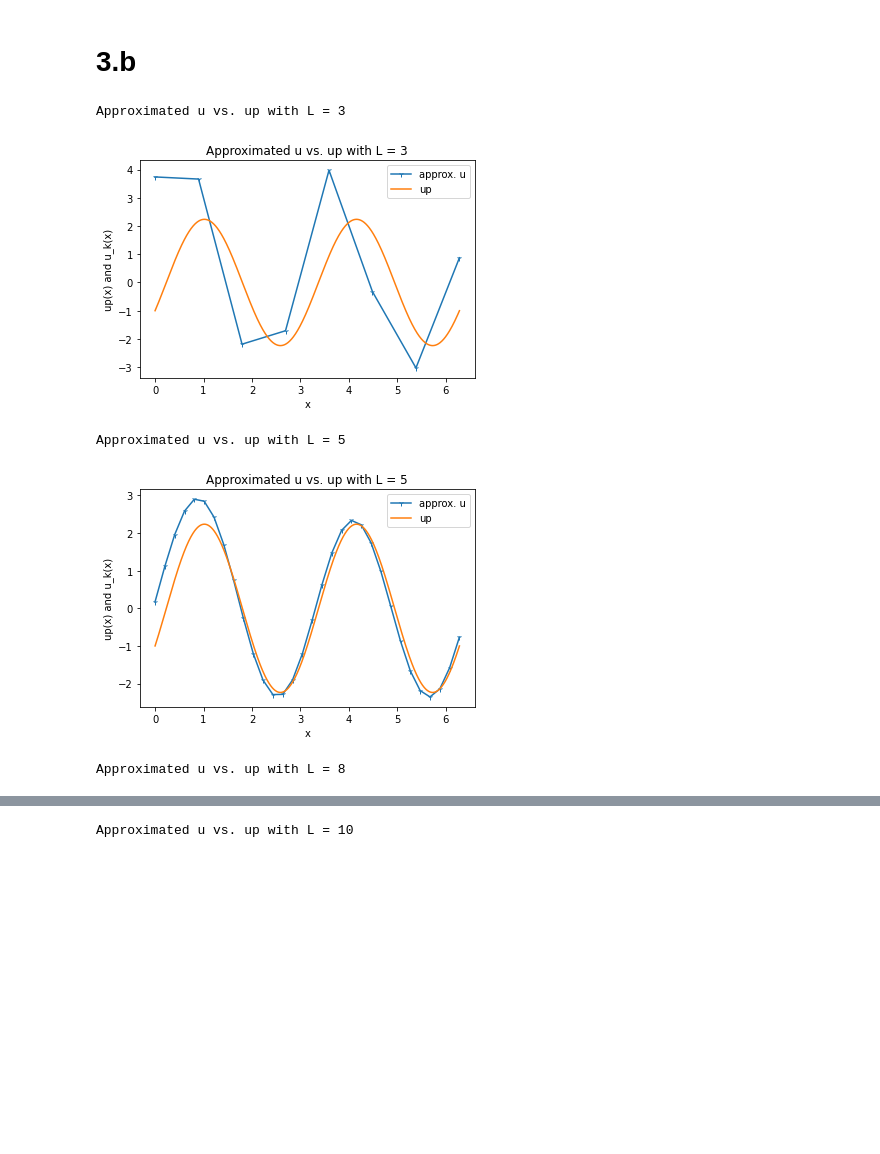
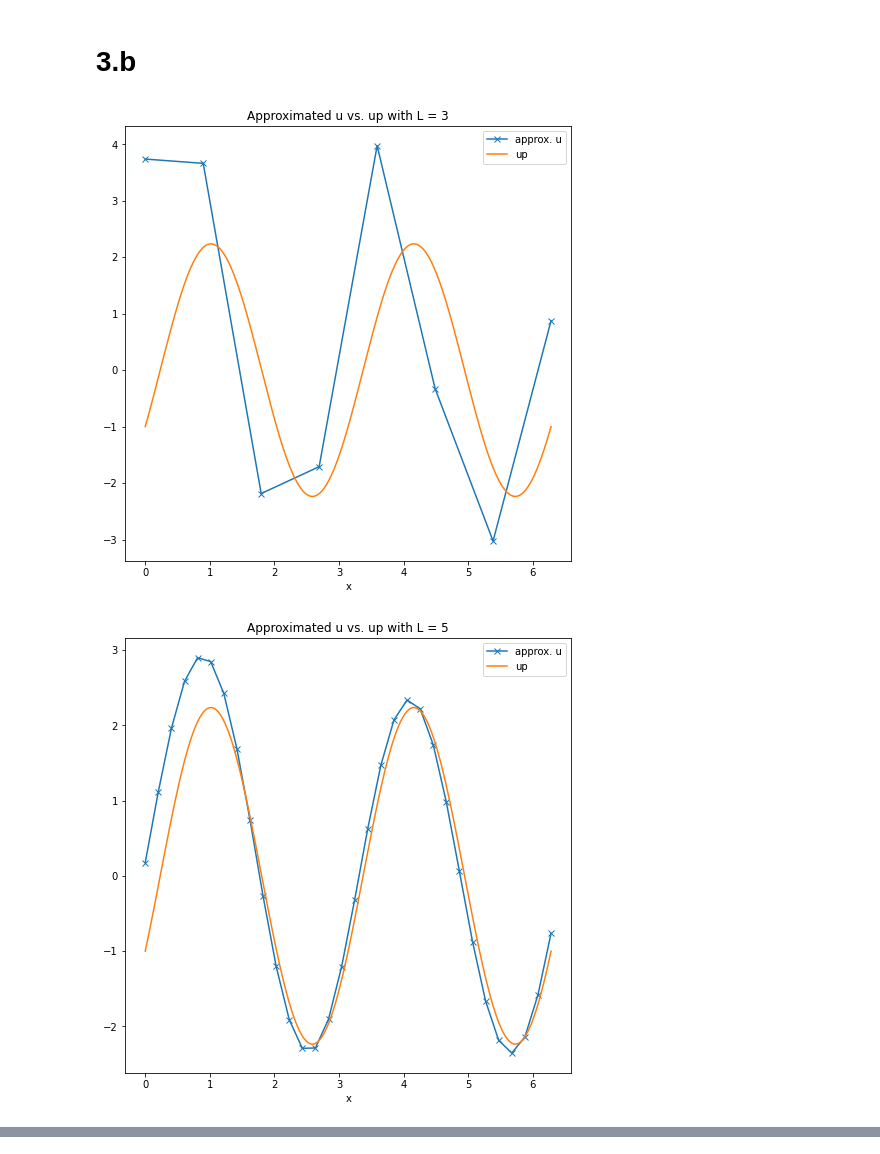
Before and after one commit to roshanxzy/dft-and-2nd-order-ode, a Jupyter notebook: math-641-hw-06.ipynb, the cells around one changed output, grey strips where cells are left out. Drawn from its saved outputs; the diff is of its cells as text; code cells hidden in the pictures; blank space fills up the shorter version.

```diff
--- a/math-641-hw-06.ipynb
+++ b/math-641-hw-06.ipynb
@@ -37,6 +37,9 @@ The eigenvectors are:  [(1, 1, [Matrix([
 That is, if we choose the eigenvector corresponding to the eigenvalue $13$ to be the free vector, then we have the set of eigen vectors above.
 # %% [markdown]
 # 3.b
+# %%
+%matplotlib inline
+plt.rcParams['figure.figsize'] = [8, 8]
 # %%
 def f(t):
     return 10 * cos(2*t)
@@ -54,37 +57,33 @@ def calculate_u_k(h, omega, alpha, beta, f_k, k):
 a = 2
 b = 2
 
 for L in (3,5,8,10):
     # define constants for current L
     n = 2**L
     h = 2 * pi / n
     alpha = b * h**2 + a * h - 2
     beta = 1 - a * h
     omega = np.exp(2*pi*1j/n)
     omega_conj = omega.conjugate()
     x = np.linspace(0, 2*pi, num=n, endpoint=True)
     x_sol = np.linspace(0, 2*pi, num=2**10, endpoint=True)
     # fit f_j for j = 0, 1,..., n-1
     f_fitted = [f(t) for t in x]
 
     # fit u_p for j = 0, 1,..., n-1 (for comparison)
     u_fitted = [up(t) for t in x_sol]
 
     # find f_hat
     f_hat = fft.fft(f_fitted)
     u_k = [calculate_u_k(h, omega, alpha, beta, f_k, k) for k,f_k in enumerate(f_hat)]
     u_approx = fft.ifft(u_k).real # remove complex component
     plot_title = "Approximated u vs. up with L = {}".format(L)
-    print(plot_title)
-    plt.plot(x, u_approx, '-1', x_sol, u_fitted, '-')
+    plt.plot(x, u_approx, '-x', x_sol, u_fitted, '-')
     plt.title(plot_title)
     plt.xlabel("x")
     plt.legend(['approx. u', 'up'])
     plt.show()
     plt.close()
 # %% [output]
-Approximated u vs. up with L = 3
-[figure, old version]
+[figure, new version]
-Approximated u vs. up with L = 5
-[figure, old version]
+[figure, new version]
-Approximated u vs. up with L = 8
@@ -92 +90,0 @@ Approximated u vs. up with L = 8
-Approximated u vs. up with L = 10
```
Also changed, not shown: parts of 1 cell of this notebook, 1 other file.
